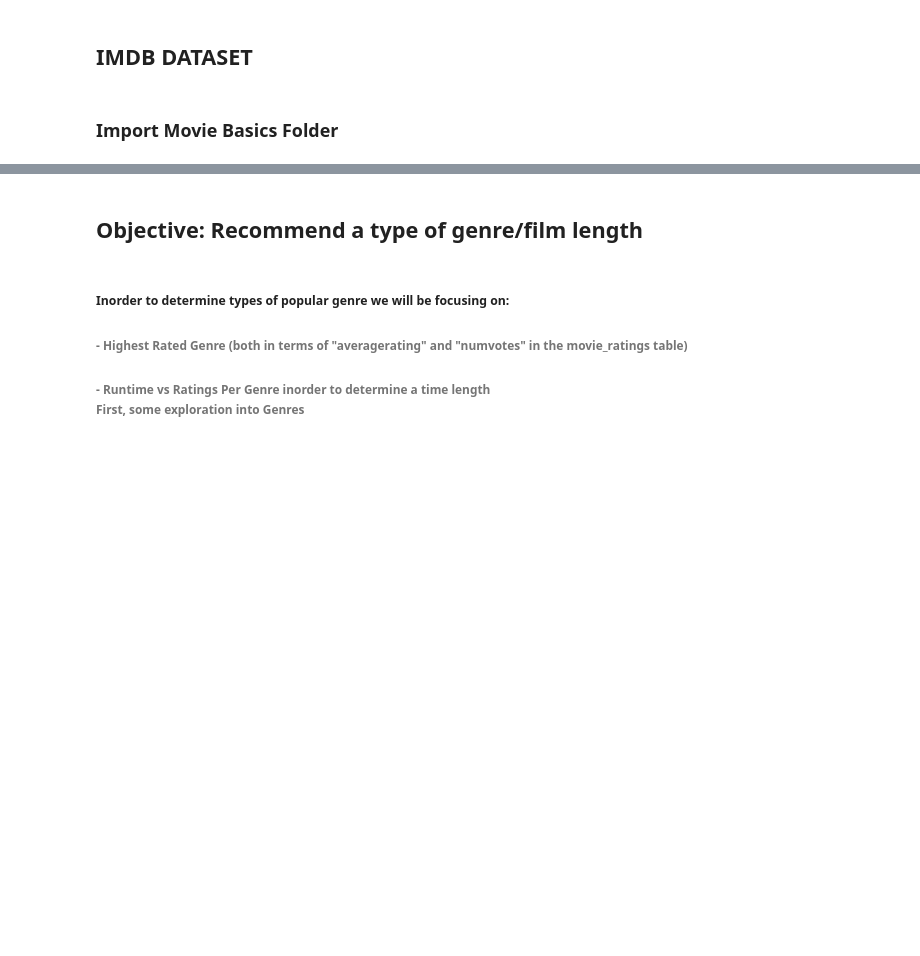
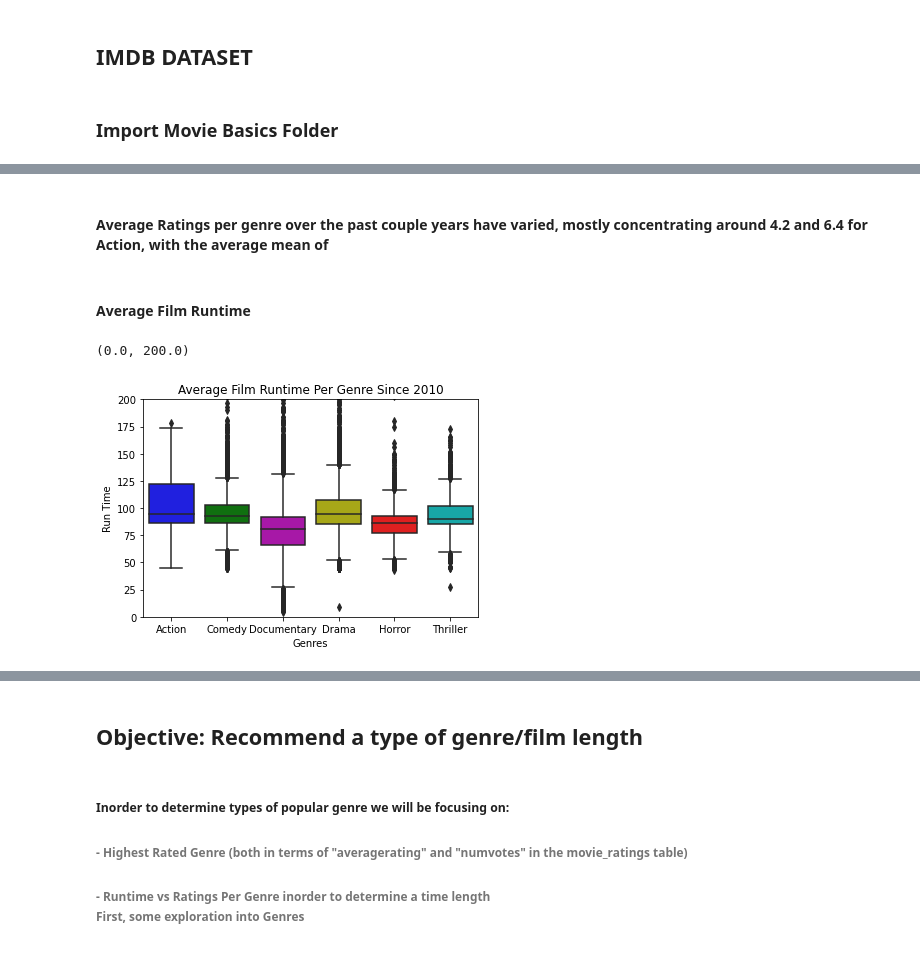
Before and after one commit to mrodberg/Pod1Capstone, a Jupyter notebook: Cam_Work.ipynb, the cells around one changed output, grey strips where cells are left out. Saved outputs shown, nothing was run; the diff lists cells and outputs as text; code cells hidden in the pictures; blank space fills up the shorter version.

```diff
--- a/Cam_Work.ipynb
+++ b/Cam_Work.ipynb
@@ -104,0 +205,14 @@ Name: publisher, Length: 1281, dtype: int64
+# %% [markdown]
+<h4> Average Ratings per genre over the past couple years have varied, mostly concentrating around 4.2 and 6.4 for Action, with the average mean of
+# %% [markdown]
+<h4> Average Film Runtime
+# %%
+gfg = sns.boxplot(data = df_imdbdatasetmain, x='genres', y='runtime_minutes',palette = my_pal)
+
+plt.xlabel("Genres")
+plt.ylabel("Run Time")
+plt.title("Average Film Runtime Per Genre Since 2010")
+gfg.set_ylim(0,200)
+# %% [output]
+(0.0, 200.0)
+[figure, added]
```
Also changed, not shown: parts of 12 cells of this notebook.
